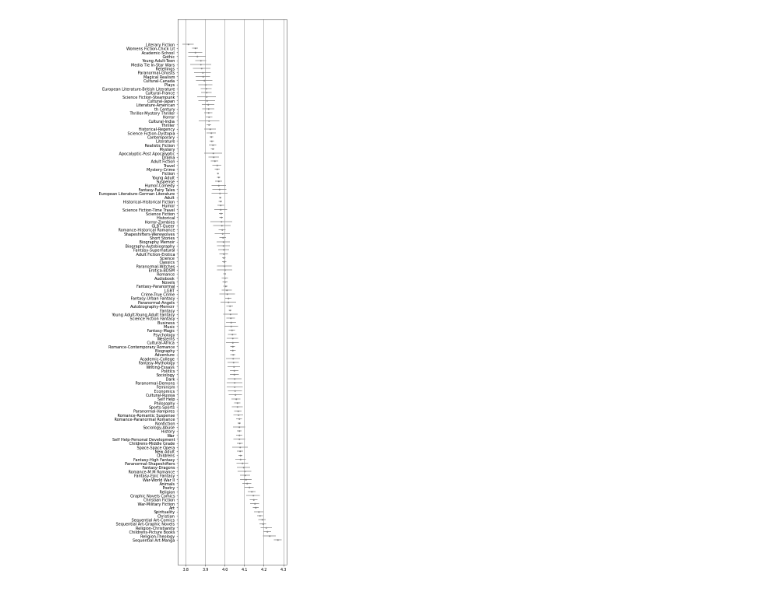
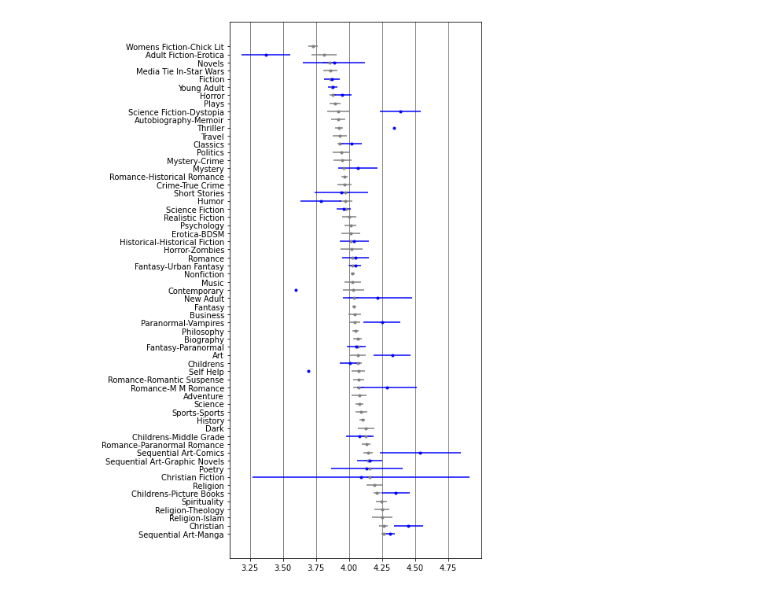
Before and after one commit to sandropaganotti/machine-learning-exercises, a Jupyter notebook: Books, Ratings and Generes.ipynb, the cells around one changed output. Drawn from its saved outputs; the diff is of its cells as text; code cells hidden in the pictures.

```diff
--- a/Books, Ratings and Generes.ipynb
+++ b/Books, Ratings and Generes.ipynb
@@ -63,15 +61,45 @@ import numpy as np
 import pandas as pd
 import matplotlib.pyplot as plt
 
-plt.rcParams["figure.figsize"] = [7, 20]
-plt.rcParams["figure.autolayout"] = True
+def print_errorbars(genres, h):
+    plt.rcParams["figure.figsize"] = [7, h]
+    plt.rcParams["figure.autolayout"] = True
 
-plt.errorbar(genres['mean'], genres.index, xerr=genres['ci'], yerr=0,
-               linestyle='None', c='gray', fmt='.')
-plt.yticks(genres.index, labels=genres['index'])
-plt.axes().xaxis.grid(b=True, which='major', color='#666666', linestyle='-')
+    plt.errorbar(genres['mean'], genres.index, xerr=genres['ci'], yerr=0,
+                   linestyle='None', c='gray', fmt='.')
+    plt.errorbar(genres['fantasy_mean'], genres.index, xerr=genres['fantasy_ci'], yerr=0,
+                   linestyle='None', c='blue', fmt='.')
+    plt.yticks(genres.index, labels=genres['index'])
+    plt.axes().xaxis.grid(b=True, which='major', color='#666666', linestyle='-')
 
-
-plt.show()
+    plt.show()
-# %% [output]
-[figure, removed]
+# %%
+genres = filter_by_genres(books, 'main_genre', 100)
+# %%
+# if some genres are actualy better than others then even when they come as secondary genre
+# they should still respect the delta in ranking (eg: since Fantasy is better than Romance, Romance Fantasy books rating
+# should be higher than the overall Romance average).
+
+
+def filter_second_genre(books, genre, ref):
+    m = filter_by_genre(genre, books, 'main_genre')
+    s = filter_by_genre(ref, m, 'second_genre')
+    return s
+
+genres['name'] = genres['index']
+
+genres['fantasy_pop'] = genres['name'].apply(
+    lambda x: filter_second_genre(books, x, 'Fantasy').shape[0]
+)
+genres['fantasy_mean'] = genres['name'].apply(
+    lambda x: filter_second_genre(books, x, 'Fantasy').average_rating.mean()
+)
+genres['fantasy_std'] = genres['name'].apply(
+    lambda x: filter_second_genre(books, x, 'Fantasy').average_rating.std()
+)
+genres['fantasy_ci'] = 2.57 * (genres['fantasy_std']/(genres['fantasy_pop']**(1/2))) # 2.57 = 99%
+
+
+print_errorbars(genres, 10)
+# %% [output]
+[figure, added]
```
Also changed, not shown: parts of 6 cells of this notebook.
